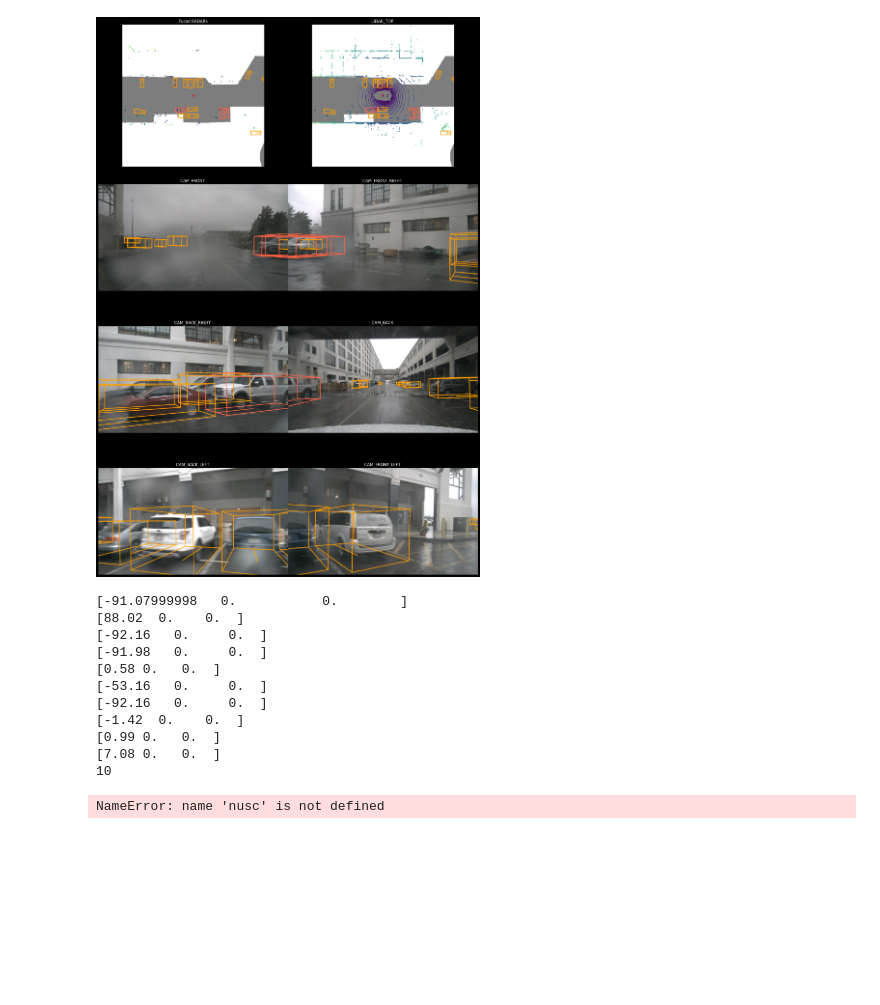
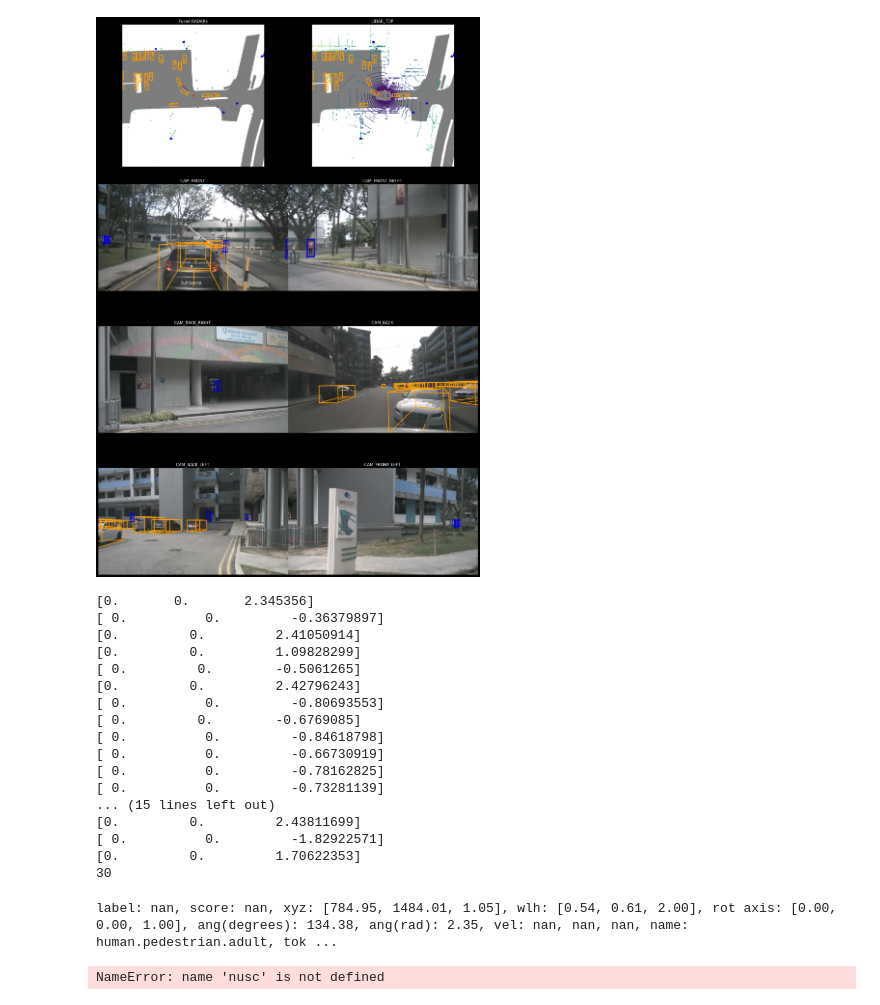
Before and after one commit to virenrb05/FusionCVCP, a Jupyter notebook: find_missing.ipynb, the cells around one changed output. Saved outputs shown, nothing was run; the diff lists cells and outputs as text; code cells hidden in the pictures; blank space fills up the shorter version.

Commit message:
more visualization fixes+features

```diff
--- a/find_missing.ipynb
+++ b/find_missing.ipynb
@@ -25,34 +25,46 @@ Done reverse indexing in 4.6 seconds.
 ======
 # %%
-nusc.render_sample('d08abcb26dd84ae9acfb2a666228644e')
+nusc.render_sample('fd8420396768425eabec9bdddf7e64b6')
 # %% [output]
-[figure, old version]
+[figure, new version]
 # %%
 # import quaternion to euler angle from scipy
+angles = []
 from scipy.spatial.transform import Rotation as R
-anns = nusc.get('sample', "d08abcb26dd84ae9acfb2a666228644e")['anns']
+anns = nusc.get('sample', "2f92c83f32aa410b93d58ea9948aba74")['anns']
 count = 0
 for ann in anns:
     entry = nusc.get('sample_annotation', ann)
-    if entry['category_name'] != 'vehicle.car' or entry['num_lidar_pts'] == 0 or entry['num_radar_pts'] == 0:
-        continue
+    # if entry['category_name'] != 'vehicle.car' or entry['num_lidar_pts'] == 0 or entry['num_radar_pts'] == 0:
+    #     continue
     # convert quaternion to euler angle
-    r = R.from_quat(entry['rotation'])
-    print(r.as_euler('xyz', degrees=True))
+    r = R.from_quat(entry['rotation'], scalar_first=True)
+    angles.append(r.as_euler('xyz', degrees=False)[-1])
+    print(r.as_euler('xyz', degrees=False))
     count += 1
 print(count)
 # %% [output]
-[-91.07999998   0.           0.        ]
-[88.02  0.    0.  ]
-[-92.16   0.     0.  ]
-[-91.98   0.     0.  ]
-[0.58 0.   0.  ]
-[-53.16   0.     0.  ]
-[-92.16   0.     0.  ]
-[-1.42  0.    0.  ]
-[0.99 0.   0.  ]
-[7.08 0.   0.  ]
-10
+[0.       0.       2.345356]
+[ 0.          0.         -0.36379897]
+[0.         0.         2.41050914]
+[0.         0.         1.09828299]
+[ 0.         0.        -0.5061265]
+[0.         0.         2.42796243]
+[ 0.          0.         -0.80693553]
+[ 0.         0.        -0.6769085]
+[ 0.          0.         -0.84618798]
+[ 0.          0.         -0.66730919]
+[ 0.          0.         -0.78162825]
+[ 0.          0.         -0.73281139]
+... (15 lines left out)
+[0.         0.         2.43811699]
+[ 0.          0.         -1.82922571]
+[0.         0.         1.70622353]
+30
+# %%
+nusc.get_box(anns[0])
+# %% [output]
+label: nan, score: nan, xyz: [784.95, 1484.01, 1.05], wlh: [0.54, 0.61, 2.00], rot axis: [0.00, 0.00, 1.00], ang(degrees): 134.38, ang(rad): 2.35, vel: nan, nan, nan, name: human.pedestrian.adult, tok ...
 # %%
 # Loop through all sample_data and verify if LIDAR_TOP file exists
 import os
```
Also changed, not shown: parts of 1 cell of this notebook, 7 other files.
